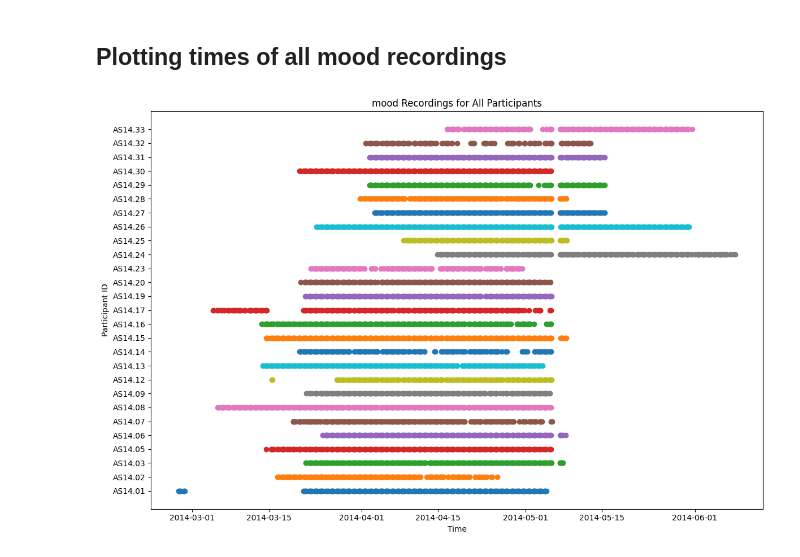
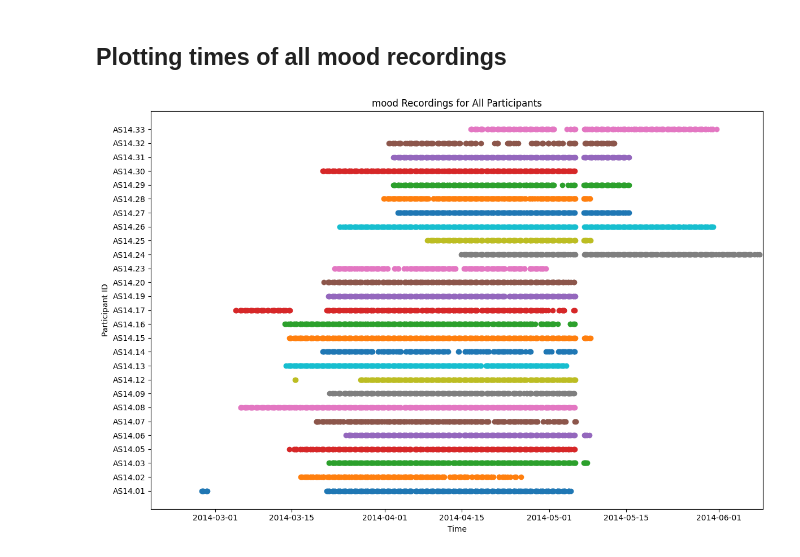
Before and after one commit to kroegepa/DataMiningAssignmentOne, a Jupyter notebook: data_visualization.ipynb, the cells around one changed output. Saved outputs shown, nothing was run; the diff lists cells and outputs as text; code cells hidden in the pictures.

Commit message:
Same time interval for all plots

```diff
--- a/data_visualization.ipynb
+++ b/data_visualization.ipynb
@@ -77,6 +77,11 @@ def plot_mood_time_series_subplot(df, participant_id, ax):
     filtered_df['value'].plot(ax=ax, title=f'Mood for {participant_id}')
     ax.set_xlabel('Time')
     ax.set_ylabel('Mood')
+
+    min_time = df['time'].min()
+    max_time = df['time'].max()
+
+    ax.set_xlim([min_time, max_time])
 
     # Date formatting to prevent overlap
     ax.xaxis.set_major_locator(mdates.AutoDateLocator())  # Auto-adjust the date interval
@@ -131,39 +144,44 @@ def plot_recordings(df, variable, folder):
     variable_df = df[df['variable'] == variable]
 
 
+    min_time = df['time'].min()
+    max_time = df['time'].max()
+
 
     # Assign a unique y-value (line) for each participant
     unique_ids = variable_df['id'].unique()
     id_to_y = {id_: i + 1 for i, id_ in enumerate(unique_ids)}  # Mapping IDs to a y-value
 
     # Plot settings
     fig, ax = plt.subplots(figsize=(12, 8))
     for participant_id, y_val in id_to_y.items():
         # Filter data for the participant
         participant_data = variable_df[variable_df['id'] == participant_id]
         # Plot each mood recording as a dot
         ax.plot(participant_data['time'], np.repeat(y_val, len(participant_data)), 'o', label=participant_id)
 
+    # Set the x-axis to the largest possible interval given the dataset
+    ax.set_xlim([min_time, max_time])
     # Improve the plot aesthetics
     ax.set_yticks(range(1, len(unique_ids) + 1))
     ax.set_yticklabels(unique_ids)
     ax.set_xlabel('Time')
     ax.set_ylabel('Participant ID')
     #ax.legend(title='Participant ID', bbox_to_anchor=(1.05, 1), loc='upper left')
     # set title
     ax.set_title(f'{variable} Recordings for All Participants')
     plt.tight_layout()
     # create folder if it does not exist
     if not os.path.exists(folder):
         os.makedirs(folder)
 
     fig.savefig(os.path.join(folder,f"{variable}_recordings.png"))
 
 # Example usage:
 
 plot_recordings(df, 'mood', 'variable_recordings')
 # %% [output]
-[figure, old version]
+[figure, new version]
 # %%
 # plot recordings for all variables in the dataset
 variables = df['variable'].unique()
```
Also changed, not shown: parts of 2 cells of this notebook, 25 other files.
